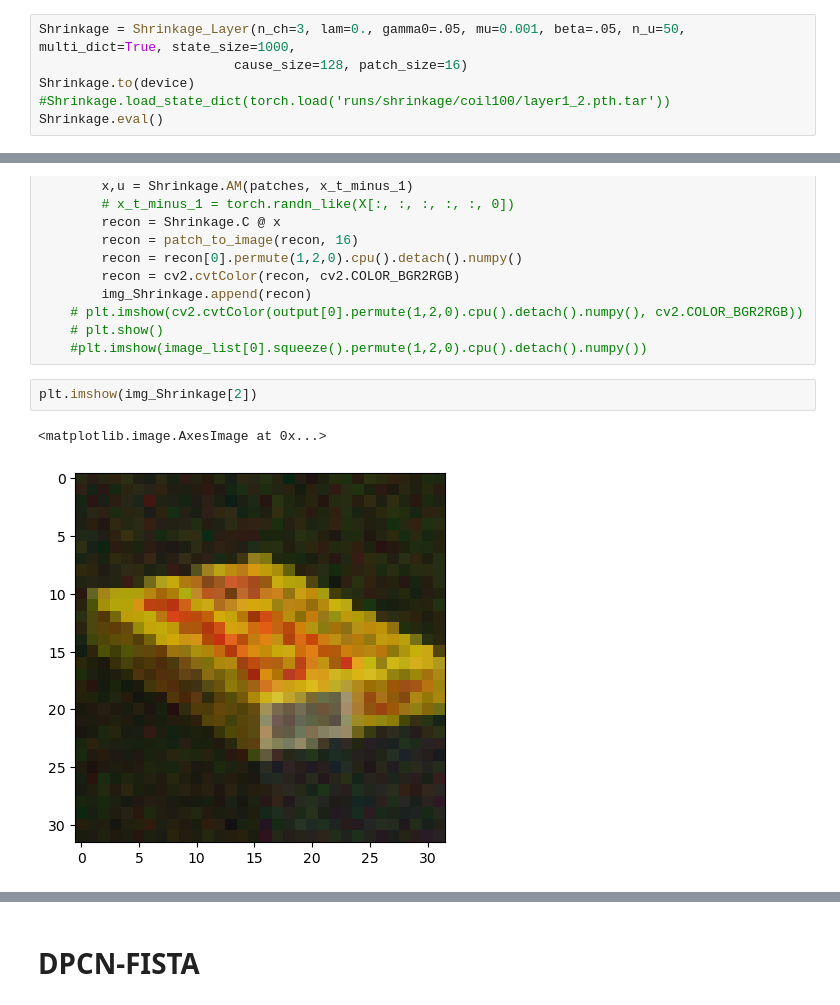
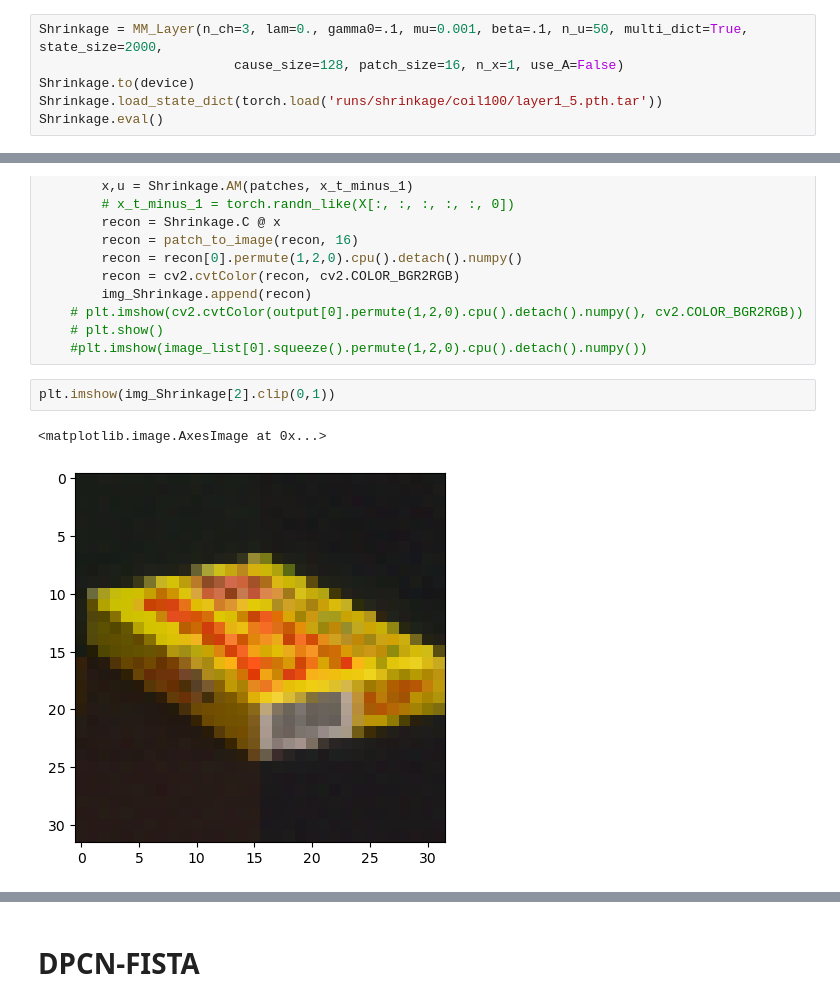
Before and after one commit to chrisdcs/DPCN, a Jupyter notebook: comparison_coil100.ipynb, the cells around one changed output, grey strips where cells are left out. Drawn from its saved outputs; the diff is of its cells as text.

```diff
--- a/comparison_coil100.ipynb
+++ b/comparison_coil100.ipynb
@@ -236,7 +235,7 @@ from utils.model import patch_to_image
 # %%
-Shrinkage = Shrinkage_Layer(n_ch=3, lam=0., gamma0=.05, mu=0.001, beta=.05, n_u=50, multi_dict=True, state_size=1000,
-                         cause_size=128, patch_size=16)
+Shrinkage = MM_Layer(n_ch=3, lam=0., gamma0=.1, mu=0.001, beta=.1, n_u=50, multi_dict=True, state_size=2000,
+                         cause_size=128, patch_size=16, n_x=1, use_A=False)
 Shrinkage.to(device)
-#Shrinkage.load_state_dict(torch.load('runs/shrinkage/coil100/layer1_2.pth.tar'))
+Shrinkage.load_state_dict(torch.load('runs/shrinkage/coil100/layer1_5.pth.tar'))
 Shrinkage.eval()
 # %% [output]
@@ -261,10 +267,10 @@ with torch.no_grad():
     # plt.show()
     #plt.imshow(image_list[0].squeeze().permute(1,2,0).cpu().detach().numpy())
 # %%
-plt.imshow(img_Shrinkage[2])
+plt.imshow(img_Shrinkage[2].clip(0,1))
 # %% [output]
 <matplotlib.image.AxesImage at 0x...>
-[figure, old version]
+[figure, new version]
 # %%
 vid_loader = DataLoader(mario_loader("data/coil100_video_test.npy"), batch_size=1, shuffle=False)
 
```
Also changed, not shown: parts of 17 cells of this notebook, 27 other files.
